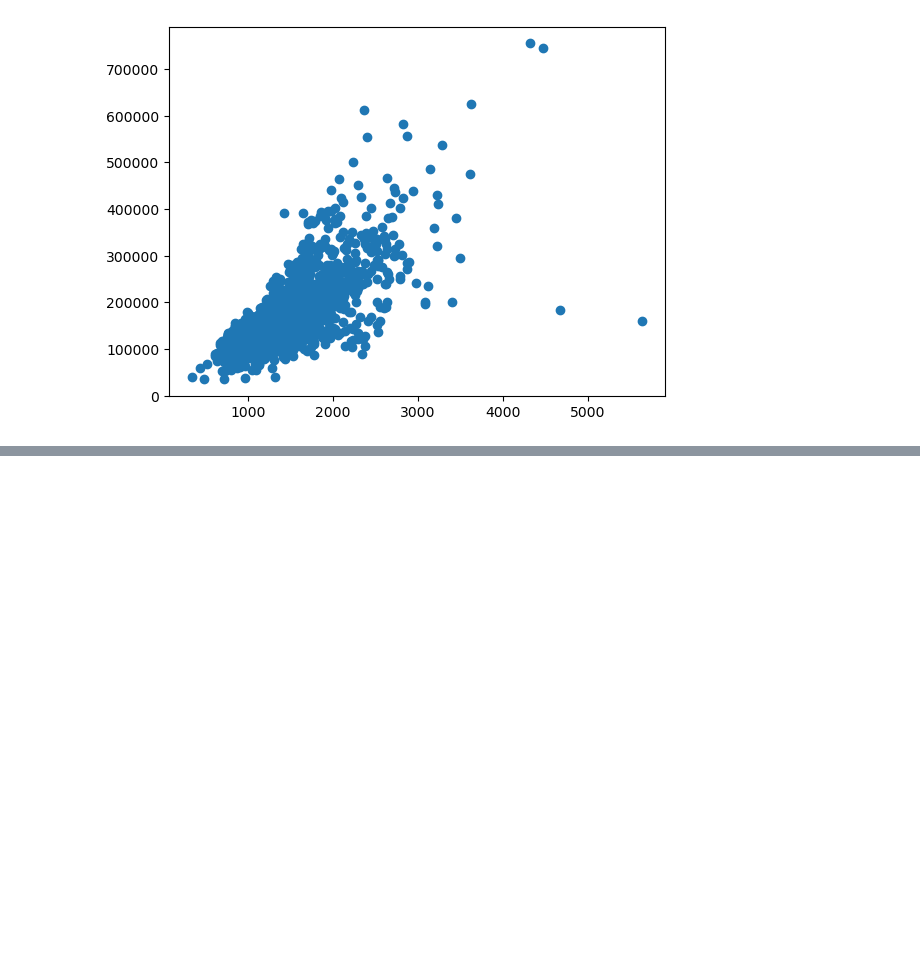
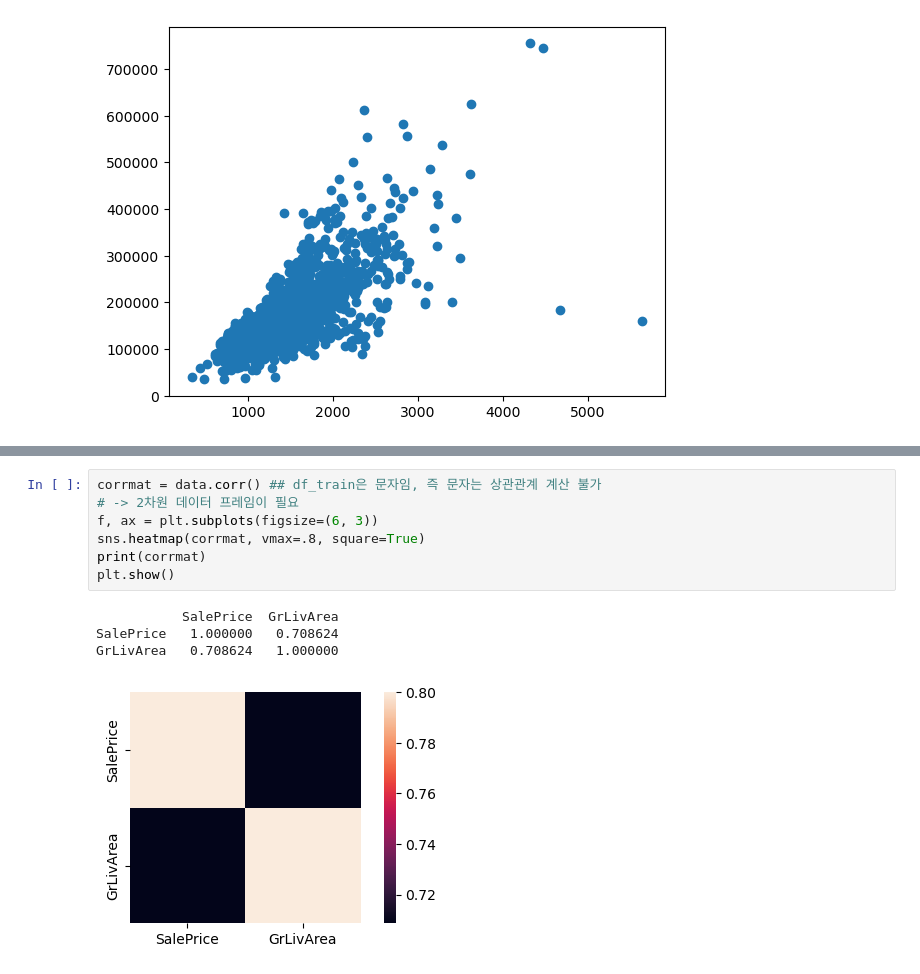
Before and after one commit to hanjaek/Data_Analysis, a Jupyter notebook: M2/2_전처리.ipynb, the cells around one changed output, grey strips where cells are left out. Drawn from its saved outputs; the diff is of its cells as text; blank space fills up the shorter version.

```diff
--- a/M2/2_전처리.ipynb
+++ b/M2/2_전처리.ipynb
@@ -76,0 +112,12 @@ plt.show()
+# %%
+corrmat = data.corr() ## df_train은 문자임, 즉 문자는 상관관계 계산 불가
+# -> 2차원 데이터 프레임이 필요
+f, ax = plt.subplots(figsize=(6, 3))
+sns.heatmap(corrmat, vmax=.8, square=True)
+print(corrmat)
+plt.show()
+# %% [output]
+           SalePrice  GrLivArea
+SalePrice   1.000000   0.708624
+GrLivArea   0.708624   1.000000
+[figure, added]
```
Also changed, not shown: parts of 13 cells of this notebook.
